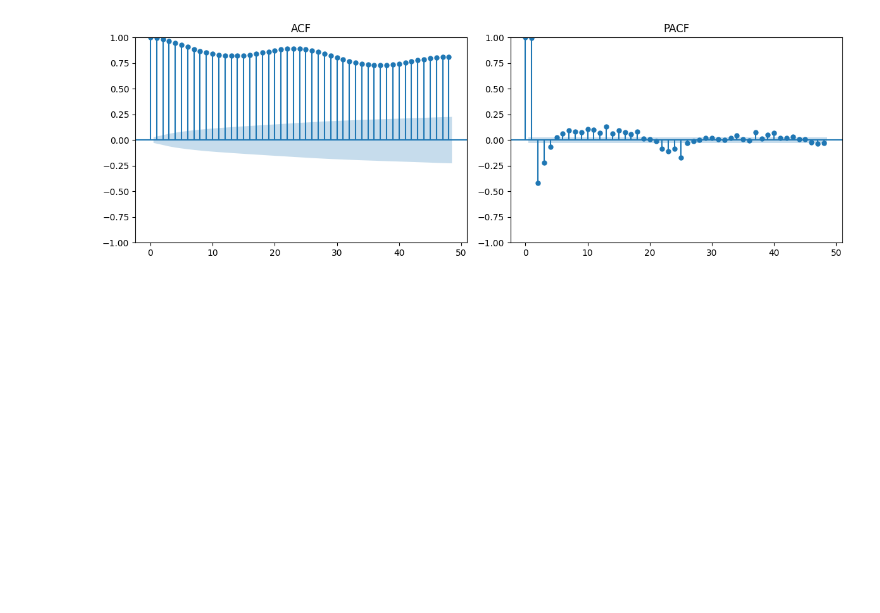
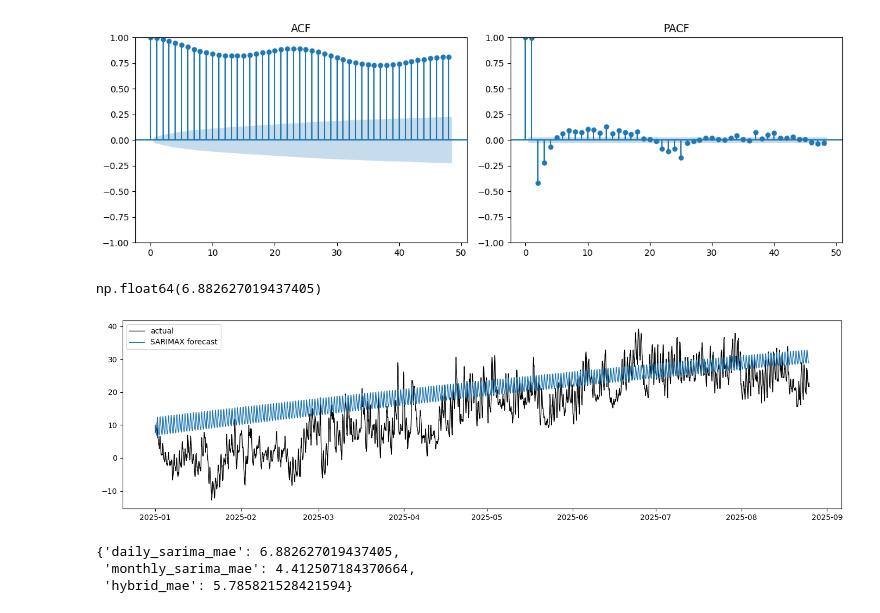
Before and after one commit to MazaArt/time_series_micro_climates, a Jupyter notebook: src/time_series_forecast.ipynb, the cells around one changed output. Cells and saved outputs as stored; diff of their text form; code cells hidden in the pictures; blank space fills up the shorter version.

Commit message:
Fit a monthly SARIMA

```diff
--- a/src/time_series_forecast.ipynb
+++ b/src/time_series_forecast.ipynb
@@ -24,8 +24,9 @@ ACF_TRIM = 5000
 
 SARIMAX_ORDER = (1, 1, 1)
 SARIMAX_SEASONAL = (1, 0, 1, 24)
-SARIMA_TRAIN_FRAC = 0.92
 SARIMA_MAXITER = 100
-# None = fit on entire temp_hourly (slow); else last N hourly points used for modeling only.
-SARIMA_FIT_TAIL_H = 24 * 400
+
+TRAIN_END = "2025-01-01"
+TEST_START = "2025-01-01"
+TEST_END = "2026-01-01"
 # %%
@@ -116,15 +116,15 @@ plt.show()
 # %% [output]
 [figure]
 # %%
-# Optional tail window, train/test split, SARIMAX fit, multi-step forecasts over the held-out slice.
+# Looks extremely seasonal & daily swing, so will do a SARIMA
 sarima_series = temp_hourly
-if SARIMA_FIT_TAIL_H is not None:
-    sarima_series = temp_hourly.iloc[-SARIMA_FIT_TAIL_H:]
 
-split = max(int(len(sarima_series) * SARIMA_TRAIN_FRAC), 72)
-split = min(split, len(sarima_series) - 50)
-y_train = sarima_series.iloc[:split]
-y_test = sarima_series.iloc[split:]
+train_end = pd.Timestamp(TRAIN_END, tz=sarima_series.index.tz)
+test_start = pd.Timestamp(TEST_START, tz=sarima_series.index.tz)
+test_end = pd.Timestamp(TEST_END, tz=sarima_series.index.tz)
+
+y_train = sarima_series[sarima_series.index < train_end]
+y_test = sarima_series[(sarima_series.index >= test_start) & (sarima_series.index < test_end)]
 
 model = SARIMAX(
     y_train,
@@ -134,27 +134,22 @@ model = SARIMAX(
     enforce_invertibility=False,
 )
 
-with warnings.catch_warnings():
-    warnings.simplefilter("ignore", ConvergenceWarning)
-    sarima_res = model.fit(disp=False, maxiter=SARIMA_MAXITER)
+sarima_res = model.fit(disp=False, maxiter=SARIMA_MAXITER)
 
 forecast = sarima_res.get_forecast(steps=len(y_test))
 sarima_pred = forecast.predicted_mean
 
 sarima_mae = np.mean(np.abs(y_test.values - sarima_pred.values))
 sarima_mae
+# %% [output]
+np.float64(6.882627019437405)
 # %%
-# Compare actual test temps to SARIMAX forecasts over the start of the test window.
-plot_h = min(24 * 14, len(y_test))
-
+# actual vs forecast
 fig, ax = plt.subplots(figsize=(14, 4))
-ax.plot(y_test.index[:plot_h], y_test.iloc[:plot_h], label="actual", lw=1, color="black")
-ax.plot(
-    sarima_pred.index[:plot_h],
-    sarima_pred.iloc[:plot_h],
-    label="SARIMAX forecast",
-    lw=1,
-)
+ax.plot(y_test.index, y_test.values, label="actual", lw=1, color="black")
+ax.plot(sarima_pred.index, sarima_pred.values, label="SARIMAX forecast", lw=1)
 ax.legend()
 plt.tight_layout()
 plt.show()
+# %% [output]
+[figure, added]
@@ -160,0 +189,18 @@ plt.show()
+# %%
+# Combine
+DAILY_WEIGHT = 0.7
+MONTHLY_WEIGHT = 0.3
+
+hybrid_pred = DAILY_WEIGHT * sarima_pred + MONTHLY_WEIGHT * yearly_pred_hourly
+
+compare_mae = {
+    "daily_sarima_mae": float(np.mean(np.abs(y_test.values - sarima_pred.values))),
+    "monthly_sarima_mae": float(np.mean(np.abs(y_test.values - yearly_pred_hourly.values))),
+    "hybrid_mae": float(np.mean(np.abs(y_test.values - hybrid_pred.values))),
+}
+
+compare_mae
+# %% [output]
+{'daily_sarima_mae': 6.882627019437405,
+ 'monthly_sarima_mae': 4.412507184370664,
+ 'hybrid_mae': 5.785821528421594}
```
Also changed, not shown: parts of 5 cells of this notebook.
